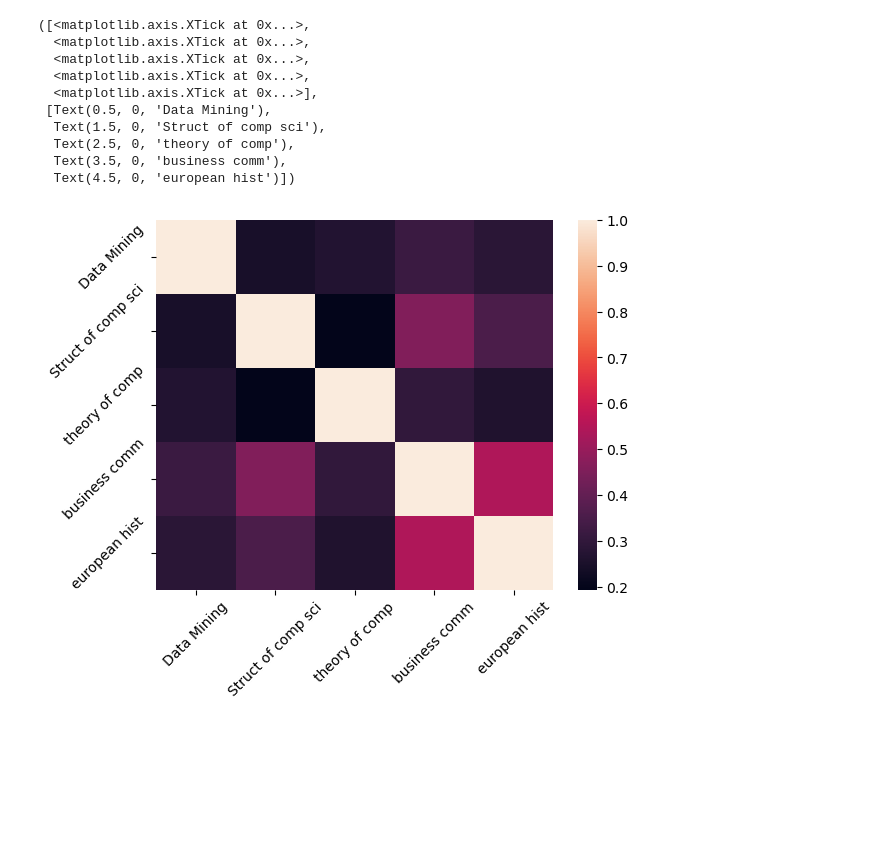
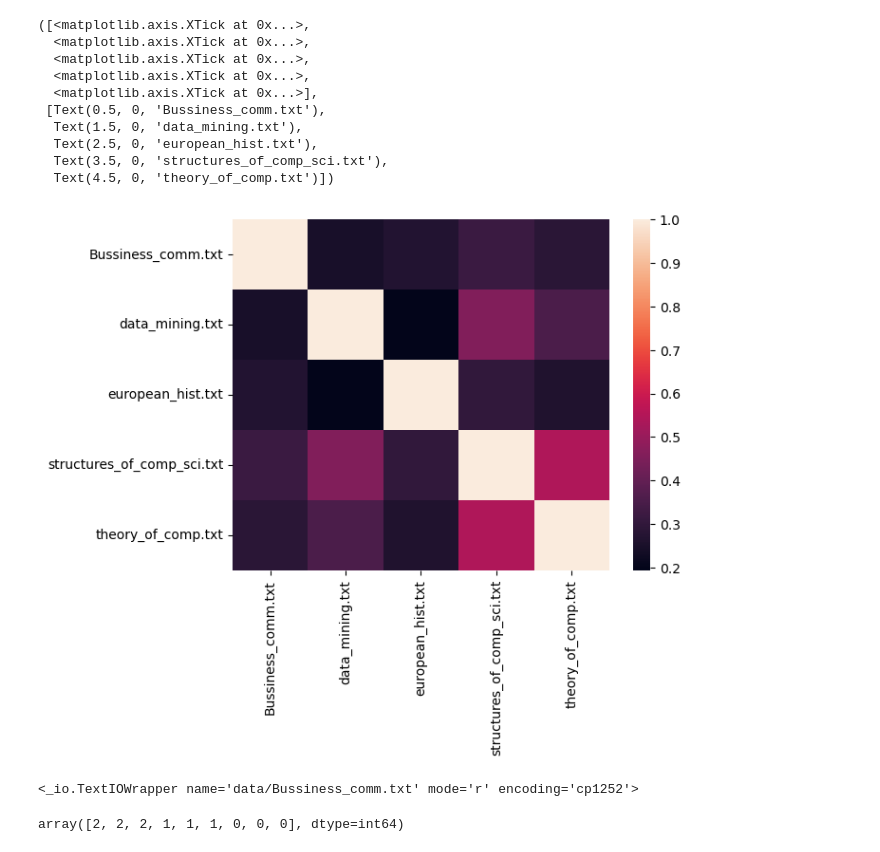
Before and after one commit to michaelrios2015/edm_lab, a Jupyter notebook: vectorize.ipynb, the cells around one changed output. Drawn from its saved outputs; the diff is of its cells as text; code cells hidden in the pictures; blank space fills up the shorter version.

Commit message:
some sort of clustering

```diff
--- a/vectorize.ipynb
+++ b/vectorize.ipynb
@@ -1,17 +1,42 @@
 # %%
 import os
+from sklearn.feature_extraction.text import CountVectorizer
+from sklearn.metrics.pairwise import cosine_similarity
+from sklearn.cluster import AgglomerativeClustering
+import PyPDF2
 
-directory_path = "data/"  # Replace with your actual directory path
+def extract_text_from_pdf(pdf_path):
+    text = ""
+    with open(pdf_path, 'rb') as pdf_file:
+        pdf_reader = PyPDF2.PdfReader(pdf_file)
+        for page in pdf_reader.pages:
+            text += page.extract_text()
+    return text
+
+directory_path = "data/"
 
 syllabusList = []
+titles = []
+
+# print(os.startfile("data/A&A.pdf"))
+
+# need to do some preprocessing to get syably in order
 
 for filename in os.listdir("data/"):
 
+    if filename.endswith('.pdf'):
+        text = extract_text_from_pdf("data/" + filename)
+        words = text.split()
+        with open("test.txt", "w", encoding="utf-8") as file:
+            # Write the text to the file
+            file.write(text)
     if filename.endswith('.txt'):
-        print(filename)
+
+        titles.append(filename)
         newSyllabus = open("data/" + filename)
+        print(newSyllabus)
         syllabusList.append(newSyllabus)
 
 
-print(syllabusList)
+# print(syllabusList[0])
 # %% [output]
@@ -48,22 +141,37 @@ print(similarity)
 # %%
 import matplotlib.pyplot as plt
 import numpy as np
 import seaborn as sns
 
 sns.heatmap(similarity)
 
-plt.yticks(ticks=[0.5, 1.5, 2.5, 3.5, 4.5], labels=['Data Mining', 'Struct of comp sci', 'theory of comp', 'business comm', 'european hist'], rotation=45)
+plt.yticks(ticks=[0.5, 1.5, 2.5, 3.5, 4.5], labels=titles, rotation=0)
 
-plt.xticks(ticks=[0.5, 1.5, 2.5, 3.5, 4.5], labels=['Data Mining', 'Struct of comp sci', 'theory of comp', 'business comm', 'european hist'], rotation=45)
+plt.xticks(ticks=[0.5, 1.5, 2.5, 3.5, 4.5], labels=titles, rotation=90)
 # %% [output]
 ([<matplotlib.axis.XTick at 0x...>,
   <matplotlib.axis.XTick at 0x...>,
   <matplotlib.axis.XTick at 0x...>,
   <matplotlib.axis.XTick at 0x...>,
   <matplotlib.axis.XTick at 0x...>],
- [Text(0.5, 0, 'Data Mining'),
-  Text(1.5, 0, 'Struct of comp sci'),
-  Text(2.5, 0, 'theory of comp'),
-  Text(3.5, 0, 'business comm'),
-  Text(4.5, 0, 'european hist')])
+ [Text(0.5, 0, 'Bussiness_comm.txt'),
+  Text(1.5, 0, 'data_mining.txt'),
+  Text(2.5, 0, 'european_hist.txt'),
+  Text(3.5, 0, 'structures_of_comp_sci.txt'),
+  Text(4.5, 0, 'theory_of_comp.txt')])
-[figure, old version]
+[figure, new version]
+# %%
+print(syllabusList[0])
+# %% [output]
+<_io.TextIOWrapper name='data/Bussiness_comm.txt' mode='r' encoding='cp1252'>
+# %%
+from sklearn.cluster import AgglomerativeClustering
+import numpy as np
+X = np.array([[1, 2], [1, 4], [1, 0],
+              [4, 2], [4, 4], [4, 0],
+             [10, 2], [10, 4], [10, 0]])
+clustering = AgglomerativeClustering(n_clusters=3).fit(X)
+clustering
+clustering.labels_
+# %% [output]
+array([2, 2, 2, 1, 1, 1, 0, 0, 0], dtype=int64)
```
Also changed, not shown: parts of 4 cells of this notebook.
